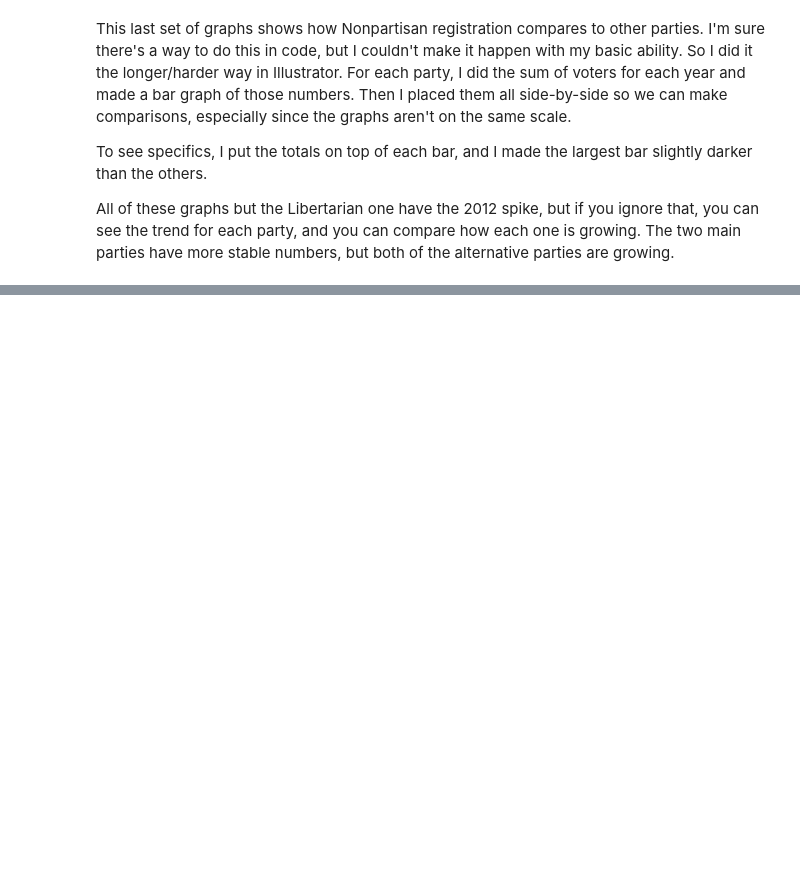
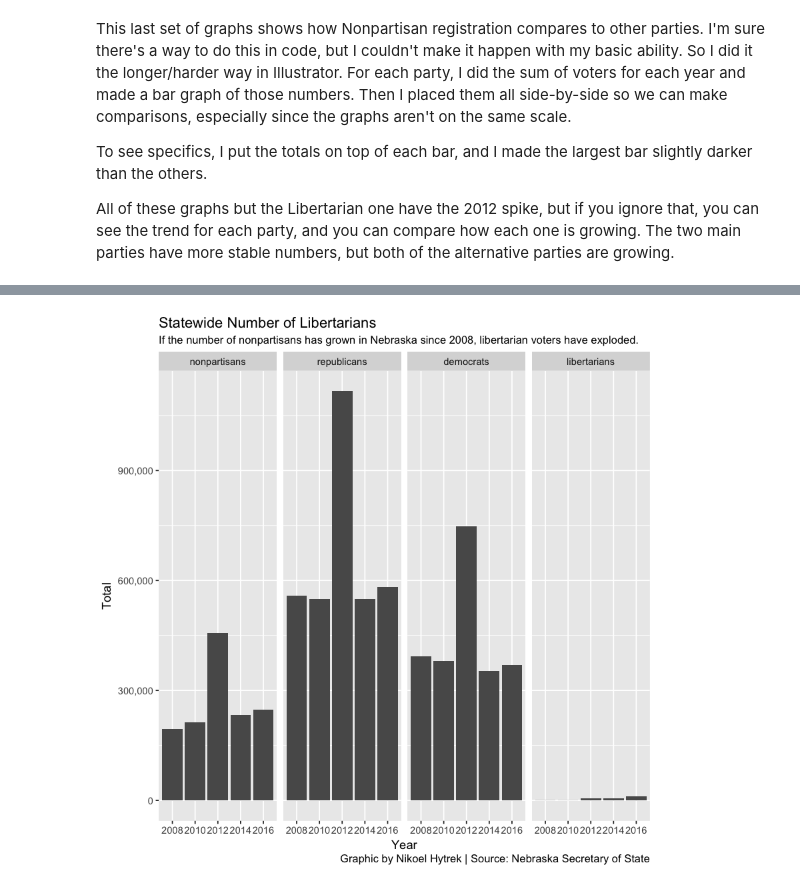
Before and after one commit to NikHytrek/First-project, a Jupyter notebook: project.ipynb, the cells around one changed output, grey strips where cells are left out. Saved outputs shown, nothing was run; the diff lists cells and outputs as text; code cells hidden in the pictures; blank space fills up the shorter version.

Commit message:
adding the facet grid a the end

```diff
--- a/project.ipynb
+++ b/project.ipynb
@@ -135,3 +136,16 @@ This last set of graphs shows how Nonpartisan registration compares to other par
 To see specifics, I put the totals on top of each bar, and I made the largest bar slightly darker than the others.
 
 All of these graphs but the Libertarian one have the 2012 spike, but if you ignore that, you can see the trend for each party, and you can compare how each one is growing. The two main parties have more stable numbers, but both of the alternative parties are growing.
+# %%
+totals <- growth %>%
+ group_by(Year) %>%
+ summarize(
+     nonpartisans = sum(Nonpartisan),
+     republicans = sum(Republican),
+     democrats = sum(Democrat),
+     libertarians = sum(Libertarian)
+ )
+
+longtotals <- melt(totals, id.vars = c('Year'))
+
+head(longtotals)
@@ -137,0 +160,5 @@ All of these graphs but the Libertarian one have the 2012 spike, but if you igno
+# %%
+ggplot(longtotals, aes(x=as.character(Year), weight=value)) +geom_bar() + scale_y_continuous(labels = comma) + labs(x="Year", y="Total", title="Statewide Number of Libertarians", subtitle="If the number of nonpartisans has grown in Nebraska since 2008, libertarian voters have exploded.",
+     caption="Graphic by Nikoel Hytrek | Source: Nebraska Secretary of State") + facet_grid(. ~ variable)
+# %% [output]
+[figure, added]
```
Also changed, not shown: parts of 2 cells of this notebook.
